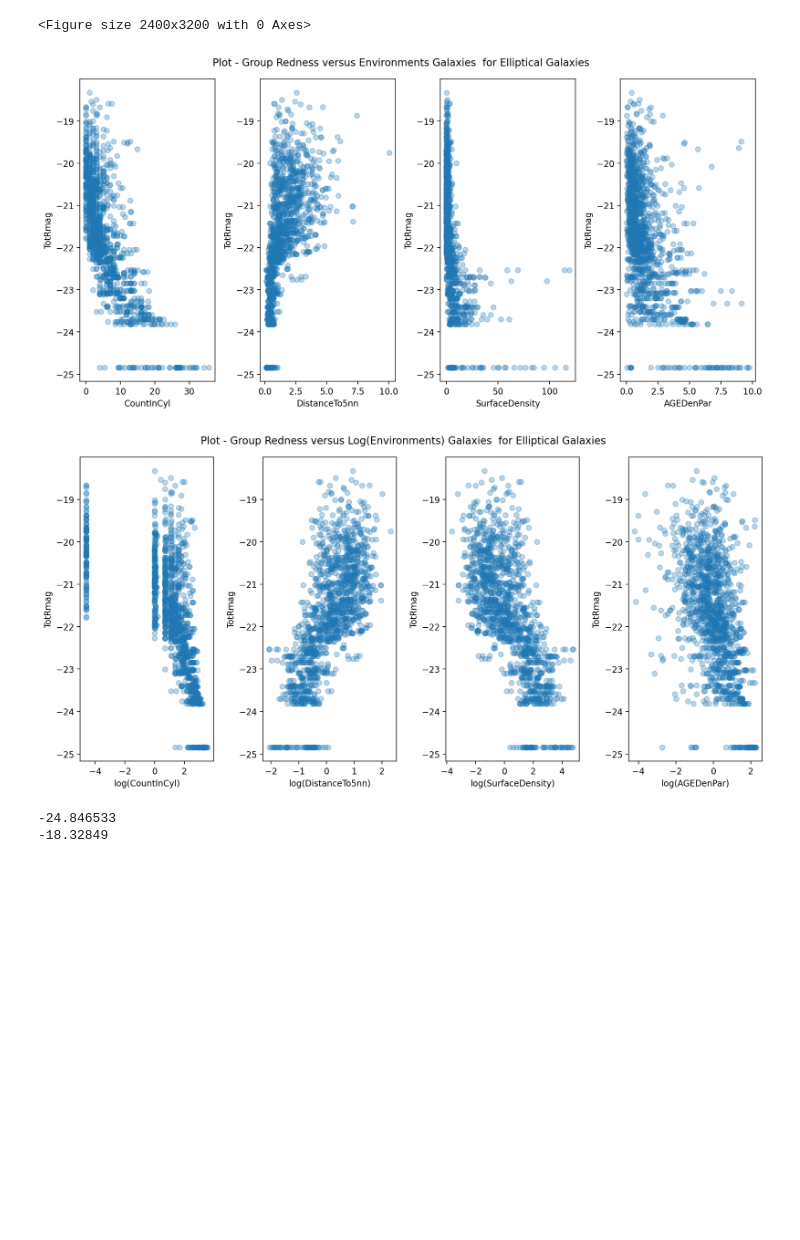
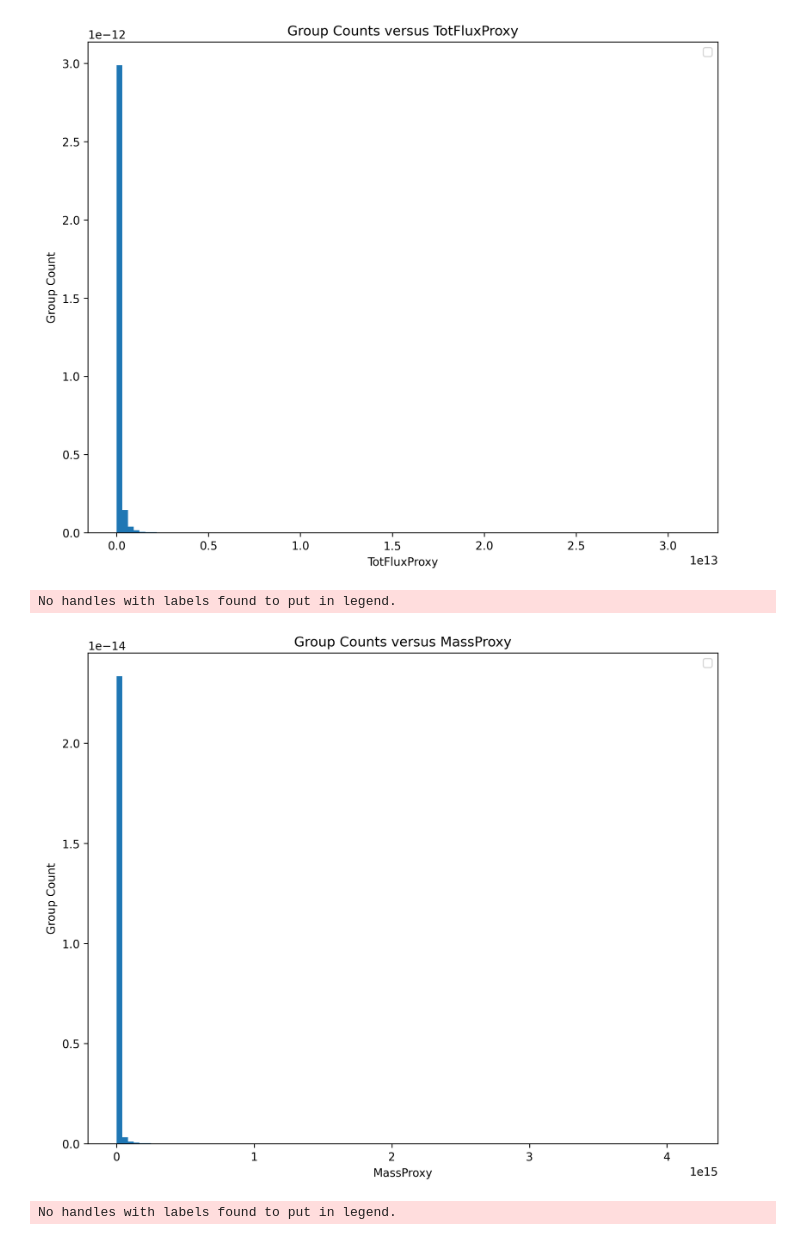
Before and after one commit to KeithSloan/MSc_Project, a Jupyter notebook: Jupyter/AstropyTable/Group_Distributions.ipynb, the cells around one changed output. Cells and saved outputs as stored; diff of their text form; code cells hidden in the pictures; blank space fills up the shorter version.

```diff
--- a/Jupyter/AstropyTable/Group_Distributions.ipynb
+++ b/Jupyter/AstropyTable/Group_Distributions.ipynb
@@ -12,10 +12,10 @@ ForGroup = Table.read('../../GAMA_DATA/G3CFoFGroupv10.fits')
 
 binCount = 100
 
-fig = plt.figure(figsize=(12, 16), dpi=200)
+fig = plt.figure(figsize=(12, 16), dpi=300)
 
 xfield = 'TotRmag'
-ax1 = fig.add_subplot(4, 1, 1)
+ax1 = fig.add_subplot(1, 1, 1)
 ax1.title.set_text('Group Counts versus '+xfield)
 ax1.set_ylabel('Group Count')
 ax1.set_xlabel(xfield)
@@ -51,24 +51,35 @@ ax1.plot(xn, stats.norm.pdf(xn, an, bn),'y-', lw=2, alpha=0.6, label='normal pdf
 ax1.plot(xg, stats.gamma.pdf(xg, ag, loc=bg, scale=cg),'g-', lw=2, alpha=0.6, label='gamma pdf')
 ax1.plot(xj, stats.johnsonsu.pdf(xj, aj, bj, loc=cj, scale=dj),'r-', lw=2, alpha=0.6, label='Johnson pdf')
 ax1.legend()
+fig.savefig('../../ChartsPlots/GroupTotRmagHistogram.png', dpi=300, bbox_inches='tight')
+plt.show()
+
 
 xfield = 'TotFluxProxy'
-ax2 = fig.add_subplot(4, 1, 2)
+fig = plt.figure(figsize=(10, 8), dpi=300)
+ax2 = fig.add_subplot(1, 1, 1)
 ax2.title.set_text('Group Counts versus '+xfield)
 ax2.set_ylabel('Group Count')
 ax2.set_xlabel(xfield)
 ax2.hist(ForGroup[xfield].data, bins=binCount, density=True)
 ax2.legend()
+fig.savefig('../../ChartsPlots/GroupTotFluxProxyHistogram.png', dpi=300, bbox_inches='tight')
+plt.show()
+
 
 xfield = 'MassProxy'
-ax3 = fig.add_subplot(4, 1, 3)
+fig = plt.figure(figsize=(10, 8), dpi=300)
+ax3 = fig.add_subplot(1, 1, 1)
 ax3.title.set_text('Group Counts versus '+xfield)
 ax3.set_ylabel('Group Count')
 ax3.set_xlabel(xfield)
 ax3.hist(ForGroup[xfield].data, bins=binCount, density=True)
 ax3.legend()
+fig.savefig('../../ChartsPlots/GroupMassProxyHistogram.png', dpi=300, bbox_inches='tight')
+plt.show()
 
 xfield = 'MassA'
+fig = plt.figure(figsize=(10, 8), dpi=300)
 ax4 = fig.add_subplot(4, 1, 4)
 ax4.title.set_text('Group Counts versus '+xfield)
 ax4.set_ylabel('Group Count')
@@ -77,9 +88,11 @@ ax4.hist(ForGroup[xfield].data, bins=binCount, density=True)
 ax4.legend()
 
 fig.tight_layout()
+fig.savefig('../../ChartsPlots/GroupMassAHistogram.png', dpi=300, bbox_inches='tight')
 plt.show()
 
-fig = plt.figure(figsize=(12, 16), dpi=200)
+
+fig = plt.figure(figsize=(10, 8), dpi=300)
 
 RErange = Table.read('../../GAMA_Data/Data+LocalGroup.fits')
 RErange = RErange[RErange['SurfaceDensityFlag'] == 0]
@@ -107,11 +120,13 @@ for xfield in xfields :
     ax.scatter(x,y,alpha=alphaVal,label=xfield)
 #fig.legend(loc="upper right")
 #plt.axis([0, 3, 0, 0.8])
+
 fig.tight_layout()
+fig.savefig('../../ChartsPlots/GroupTotRmagEnvironments.png', dpi=300, bbox_inches='tight')
 plt.show()
 
 
-fig = plt.figure(figsize=(12, 6), dpi=200)
+fig = plt.figure(figsize=(10, 6), dpi=300)
 fig.suptitle('Plot - Group Redness versus Log(Environments) Galaxies  for Elliptical Galaxies')
 xfields = ['CountInCyl','DistanceTo5nn','SurfaceDensity','AGEDenPar']
 i = 1
@@ -126,10 +141,11 @@ for xfield in xfields :
 #fig.legend(loc="upper right")
 #plt.axis([0, 3, 0, 0.8])
 fig.tight_layout()
+fig.savefig('../../ChartsPlots/GroupScatterTotRmagLogEnvironments.png', dpi=300, bbox_inches='tight')
 plt.show()
 
 #RErange1 = REMassEClassEmeasure
-fig = plt.figure(figsize=(12, 8), dpi=200)
+fig = plt.figure(figsize=(10, 8), dpi=300)
 fig.suptitle('Density Plots - Group Redness versus Environments Galaxies  for Elliptical Galaxies')
 xfields = ['CountInCyl','DistanceTo5nn','SurfaceDensity','AGEDenPar']
 i = 1
@@ -161,9 +177,10 @@ plt.show()
 #fig.legend(loc="upper right")
 #plt.axis([0, 3, 0, 0.8])
 fig.tight_layout()
+fig.savefig('../../ChartsPlots/GroupDenistyTotRmagEnvironments.png', dpi=300, bbox_inches='tight')
 plt.show()
 
-fig = plt.figure(figsize=(12, 8), dpi=200)
+fig = plt.figure(figsize=(10, 8), dpi=300)
 fig.suptitle('Density Plots - Group Redness versus Log(Environments) Galaxies  for Elliptical Galaxies')
 xfields = ['CountInCyl','DistanceTo5nn','SurfaceDensity','AGEDenPar']
 i = 1
@@ -195,6 +212,7 @@ plt.show()
 #fig.legend(loc="upper right")
 #plt.axis([0, 3, 0, 0.8])
 fig.tight_layout()
+fig.savefig('../../ChartsPlots/GroupDenistyTotRmagLogEnvironments.png', dpi=300, bbox_inches='tight')
 plt.show()
 
 #fig, axes = plt.subplots(2, 3, figsize=(18, 10))
@@ -213,13 +231,14 @@ for xfield in xfields :
     axes[i].set_ylabel(yfield)
     i += 1
 fig.tight_layout()
+fig.savefig('../../ChartsPlots/GroupLogRedRatioDenistyLogEnvironments.png', dpi=300, bbox_inches='tight')
 plt.show()
 
 
 #fig, axes = plt.subplots(2, 3, figsize=(18, 10))
 fig, axes = plt.subplots(1, 4, figsize=(12, 10), sharey=True)
 #fig = plt.figure(figsize=(12, 8), dpi=200)
-fig.suptitle('Countour Plots - Log(uminusr/ (Group Redness)) versus Log(Environs) for Elliptical Galaxies')
+fig.suptitle('Countour Plots - (uminusr/ (Group Redness)) versus Log(Environs) for Elliptical Galaxies')
 xfields = ['CountInCyl','DistanceTo5nn','SurfaceDensity','AGEDenPar']
 i = 0
 df = RErange.to_pandas()
@@ -232,6 +251,7 @@ for xfield in xfields :
     axes[i].set_ylabel('log(uminusr/'+yfield+')')
     i += 1
 fig.tight_layout()
+fig.savefig('../../ChartsPlots/GroupRedRatioDenistyLogEnvironments.png', dpi=300, bbox_inches='tight')
 plt.show()
 
 #fig, axes = plt.subplots(2, 3, figsize=(18, 10))
@@ -250,6 +270,7 @@ for xfield in xfields :
     axes[i].set_ylabel(yfield)
     i += 1
 fig.tight_layout()
+fig.savefig('../../ChartsPlots/GroupRednessEnvironments.png', dpi=300, bbox_inches='tight')
 plt.show()
 
 #fig, axes = plt.subplots(2, 3, figsize=(18, 10))
@@ -268,11 +289,13 @@ for xfield in xfields :
     axes[i].set_ylabel(yfield)
     i += 1
 fig.tight_layout()
+fig.savefig('../../ChartsPlots/GroupRednessLogEnvironments.png', dpi=300, bbox_inches='tight')
 plt.show()
 
 types = [(0,'Voids'),(1,'Sheet'),(2,'Filament'),(3,'Knot')]
+
+fig, axes = plt.subplots(1,4,figsize=(10, 8), sharey=True)
 for xfield in xfields :
-    fig, axes = plt.subplots(1,4,figsize=(12, 10), sharey=True)
     fig.suptitle('Countour Plots - by Galaxy Types Group Redness versus log('+xfield+')')
     i = 0
     for t in types :
@@ -286,10 +309,11 @@ for xfield in xfields :
         axes[i].set_ylabel(yfield)
         i+=1
 fig.tight_layout()
+fig.savefig('../../ChartsPlots/GroupRedTypeLogEnvironments.png', dpi=300, bbox_inches='tight')
 plt.show()
 
+fig, axes = plt.subplots(1,4,figsize=(10, 8), sharey=True)
 for xfield in xfields :
-    fig, axes = plt.subplots(1,4,figsize=(12, 10), sharey=True)
     fig.suptitle('Countour Plots - by Galaxy Types log(uminusr/Group Redness) versus log('+xfield+')')
     i = 0
     for t in types :
@@ -303,6 +327,7 @@ for xfield in xfields :
         axes[i].set_ylabel('log(uminusr/'+yfield+')')
         i+=1
 fig.tight_layout()
+fig.savefig('../../ChartsPlots/GroupRedRatioTypeLogEnvironments.png', dpi=300, bbox_inches='tight')
 plt.show()
 # %% [output]
 TotRmag Normal Fit -21.391494750976562, 1.056513786315918
@@ -317,5 +340,4 @@ No handles with labels found to put in legend.
+[figure, new version]
-<Figure size 2400x3200 with 0 Axes>
+No handles with labels found to put in legend.
-[figure, old version]
-[figure, old version]
+[figure, new version]
--24.846533
--18.32849
+No handles with labels found to put in legend.
```
Also changed, not shown: parts of 1 cell of this notebook, 36 other files.
